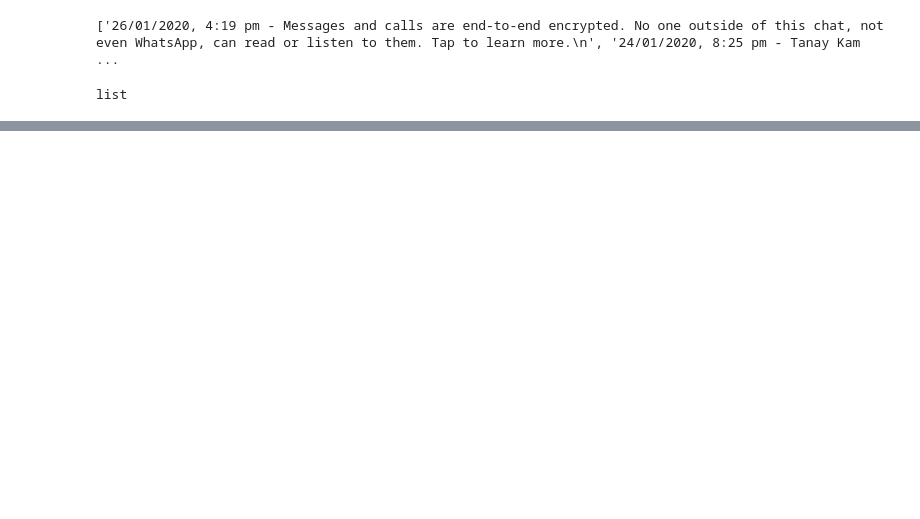
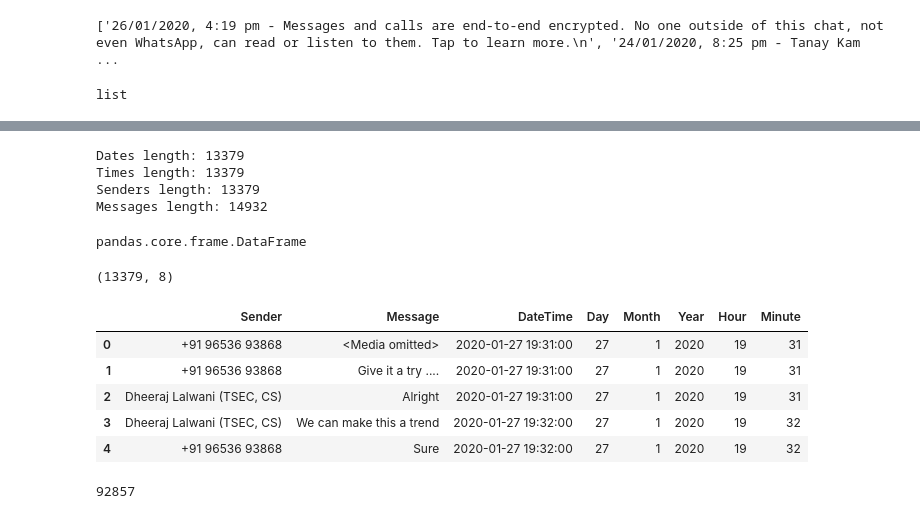
Before and after one commit to sumitkudale21/whatsapp-chat-analysis, a Jupyter notebook: wapp.ipynb, the cells around one changed output, grey strips where cells are left out. Cells and saved outputs as stored; diff of their text form; code cells hidden in the pictures; blank space fills up the shorter version.

```diff
--- a/wapp.ipynb
+++ b/wapp.ipynb
@@ -113,0 +94,24 @@ Messages length: 14932
+# %%
+df = preprocess(chat_data)
+# %% [output]
+Dates length: 13379
+Times length: 13379
+Senders length: 13379
+Messages length: 14932
+# %%
+type(df)
+# %% [output]
+pandas.core.frame.DataFrame
+# %%
+df.shape
+# %% [output]
+(13379, 8)
+# %%
+df.head()
+# %% [output]
+|  | Sender | Message | DateTime | Day | Month | Year | Hour | Minute |
+| 0 | +91 96536 93868 | <Media omitted> | 2020-01-27 19:31:00 | 27 | 1 | 2020 | 19 | 31 |
+| 1 | +91 96536 93868 | Give it a try .... | 2020-01-27 19:31:00 | 27 | 1 | 2020 | 19 | 31 |
+| 2 | Dheeraj Lalwani (TSEC, CS) | Alright | 2020-01-27 19:31:00 | 27 | 1 | 2020 | 19 | 31 |
+| 3 | Dheeraj Lalwani (TSEC, CS) | We can make this a trend | 2020-01-27 19:32:00 | 27 | 1 | 2020 | 19 | 32 |
+| 4 | +91 96536 93868 | Sure | 2020-01-27 19:32:00 | 27 | 1 | 2020 | 19 | 32 |
@@ -113,0 +122,4 @@ Messages length: 14932
+# %%
+len(words)
+# %% [output]
+92857
```
Also changed, not shown: parts of 2 cells of this notebook, 3 other files.
